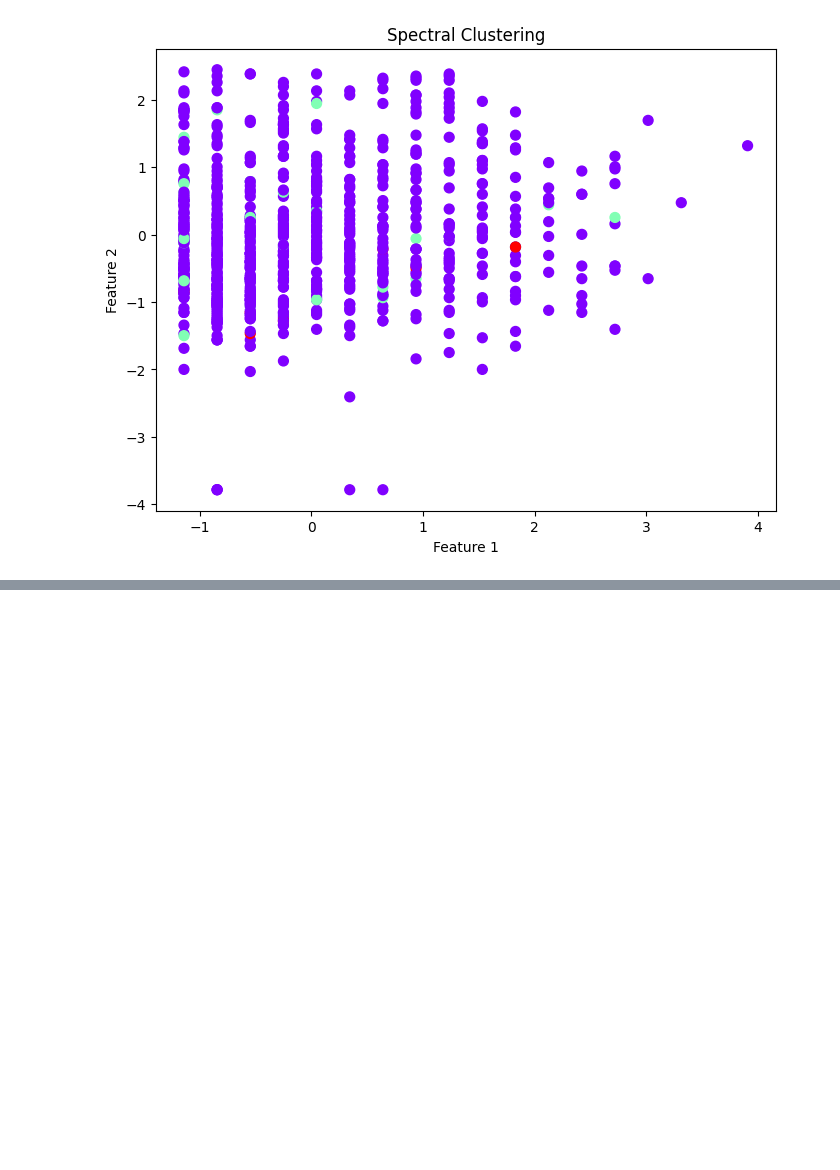
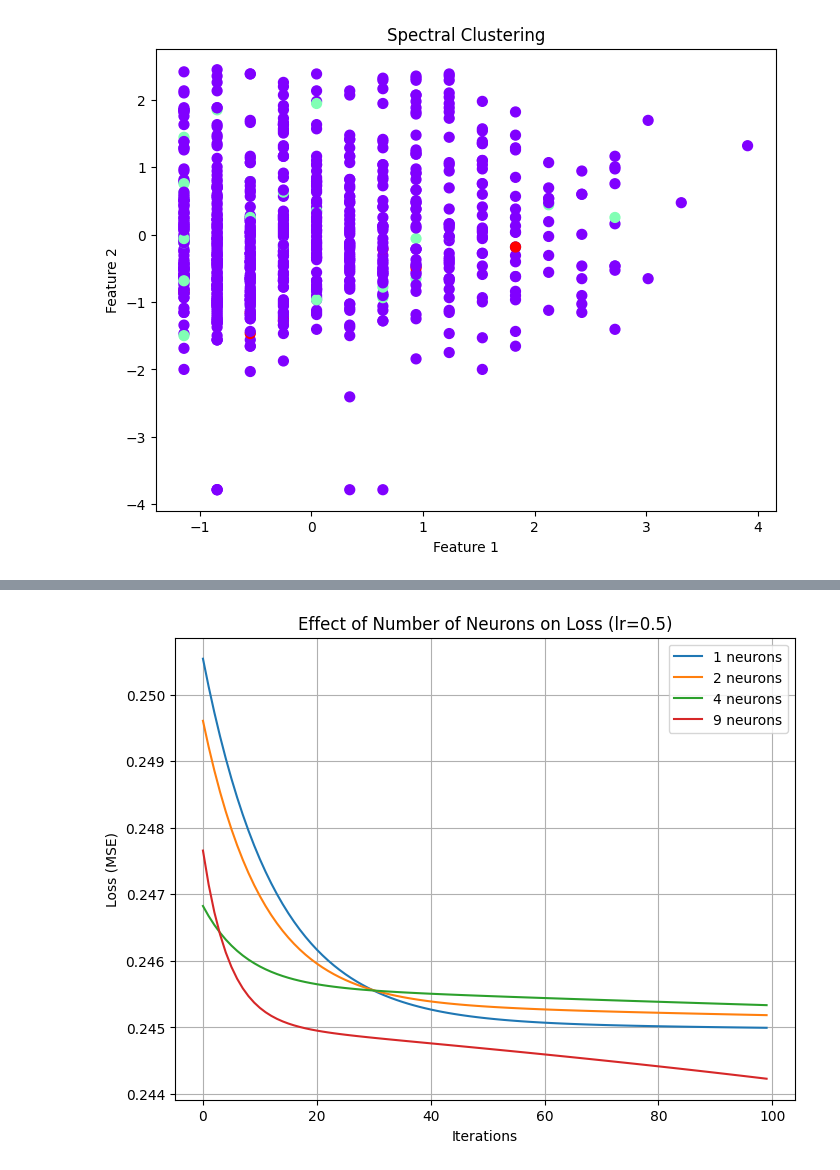
Before and after one commit to Saibalaji888/ML-lab, a Jupyter notebook: MachineLearning_Lab.ipynb, the cells around one changed output, grey strips where cells are left out. Saved outputs shown, nothing was run; the diff lists cells and outputs as text; code cells hidden in the pictures; blank space fills up the shorter version.

```diff
--- a/MachineLearning_Lab.ipynb
+++ b/MachineLearning_Lab.ipynb
@@ -1751,0 +2713,78 @@ Spectral Clustering Silhouette Score: 0.3064913402794171
+# %%
+#6. Find the relation between number of neurons with learning rate and iterations.
+import numpy as np
+import matplotlib.pyplot as plt
+
+# Synthetic dataset
+np.random.seed(42)
+X = np.random.rand(100, 2)
+y = (X[:,0] + X[:,1] > 1).astype(int).reshape(-1,1)  # simple OR logic
+
+# Activation
+def sigmoid(x):
+    return 1 / (1 + np.exp(-x))
+
+def sigmoid_derivative(x):
+    return x * (1 - x)
+
+# Simple single hidden layer MLP
+def train_mlp(X, y, hidden_neurons, lr=0.1, n_iters=100):
+    n_input = X.shape[1]
+    n_hidden = hidden_neurons
+    n_output = 1
+
+    # Initialize weights
+    W1 = np.random.randn(n_input, n_hidden) * 0.1
+    b1 = np.zeros((1, n_hidden))
+    W2 = np.random.randn(n_hidden, n_output) * 0.1
+    b2 = np.zeros((1, n_output))
+
+    losses = []
+
+    for _ in range(n_iters):
+        # Forward
+        Z1 = np.dot(X, W1) + b1
+        A1 = sigmoid(Z1)
+        Z2 = np.dot(A1, W2) + b2
+        A2 = sigmoid(Z2)
+
+        # Loss
+        loss = np.mean((y - A2)**2)
+        losses.append(loss)
+
+        # Backprop
+        dZ2 = (A2 - y) * sigmoid_derivative(A2)
+        dW2 = np.dot(A1.T, dZ2) / X.shape[0]
+        db2 = np.sum(dZ2, axis=0, keepdims=True) / X.shape[0]
+
+        dA1 = np.dot(dZ2, W2.T)
+        dZ1 = dA1 * sigmoid_derivative(A1)
+        dW1 = np.dot(X.T, dZ1) / X.shape[0]
+        db1 = np.sum(dZ1, axis=0, keepdims=True) / X.shape[0]
+
+        # Update
+        W1 -= lr * dW1
+        b1 -= lr * db1
+        W2 -= lr * dW2
+        b2 -= lr * db2
+
+    return losses
+
+# Test different neuron counts
+neuron_counts = [1, 2, 4, 9]
+lr = 0.5
+n_iters = 100
+
+plt.figure(figsize=(8,6))
+for n in neuron_counts:
+    loss_curve = train_mlp(X, y, hidden_neurons=n, lr=lr, n_iters=n_iters)
+    plt.plot(loss_curve, label=f'{n} neurons')
+
+plt.xlabel("Iterations")
+plt.ylabel("Loss (MSE)")
+plt.title(f"Effect of Number of Neurons on Loss (lr={lr})")
+plt.legend()
+plt.grid(True)
+plt.show()
+# %% [output]
+[figure, added]
```
Also changed, not shown: parts of 27 cells of this notebook.
